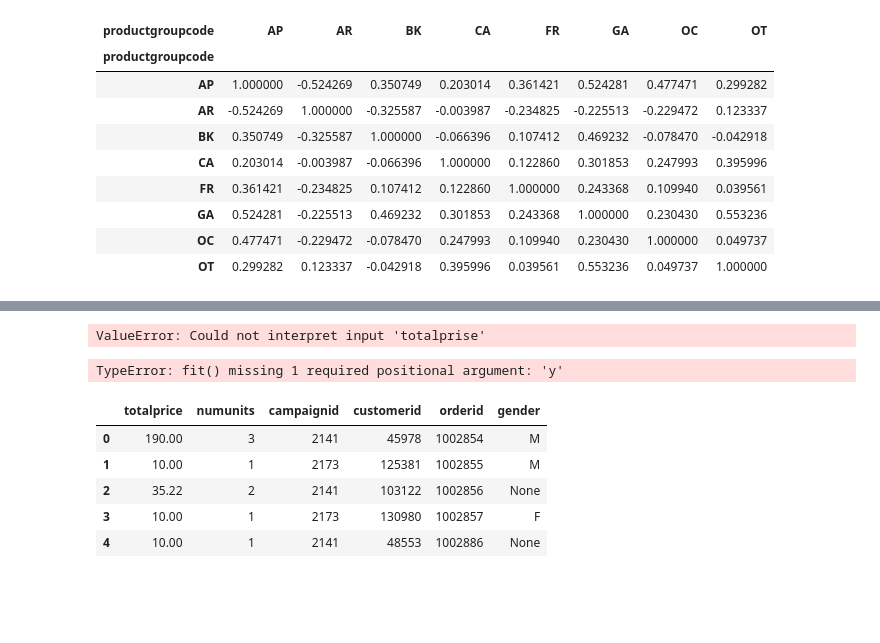
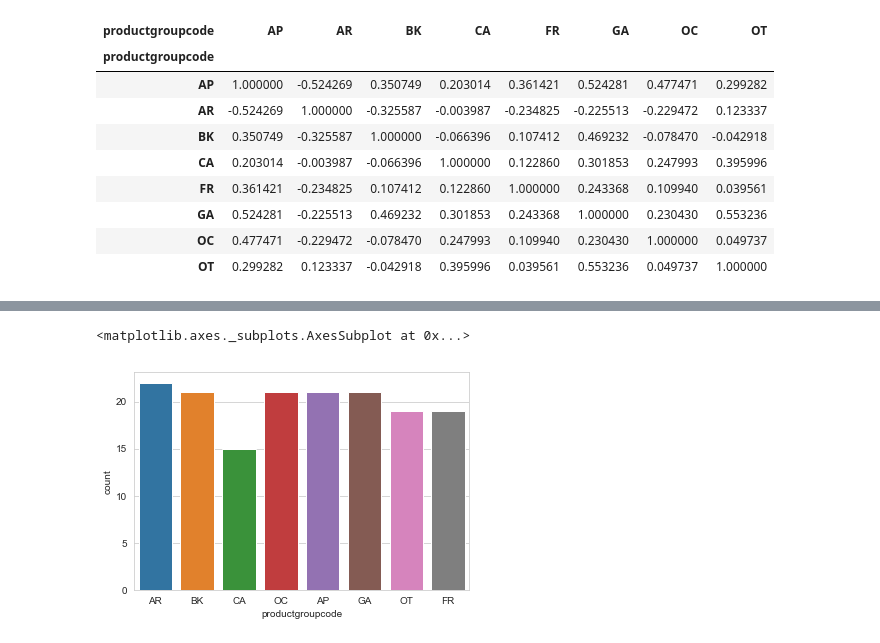
Before and after one commit to MariuszWroc/dataScience, a Jupyter notebook: data science - projekt.ipynb, the cells around one changed output, grey strips where cells are left out. Cells and saved outputs as stored; diff of their text form; code cells hidden in the pictures; blank space fills up the shorter version.

```diff
--- a/data science - projekt.ipynb
+++ b/data science - projekt.ipynb
@@ -297,4 +321,5 @@ TypeError: 'DataFrame' object is not callable
 # %%
-sns.countplot(x='totalprise', data=orderlinesDistinct)#, palette='coolwarm')
+sns.countplot(x='productgroupcode', data=orderlinesGrouped)#, palette='coolwarm')
 # %% [output]
-ValueError: Could not interpret input 'totalprise'
+<matplotlib.axes._subplots.AxesSubplot at 0x...>
+[figure, added]
@@ -305,11 +325,0 @@ model = LinearRegression(fit_intercept=True)
-# %%
-model.fit(orderlinesPivot)
-
-
-xfit = np.linspace(0, 10, 1000)
-yfit = model.predict(xfit)
-
-plt.scatter(x, y)
-plt.plot(xfit, yfit);
-# %% [output]
-TypeError: fit() missing 1 required positional argument: 'y'
@@ -318,9 +325,0 @@ ordersCustomer = orders.merge(customers, on='customerid')
-# %%
-ordersCustomer.head()
-# %% [output]
-|  | totalprice | numunits | campaignid | customerid | orderid | gender |
-| 0 | 190.00 | 3 | 2141 | 45978 | 1002854 | M |
-| 1 | 10.00 | 1 | 2173 | 125381 | 1002855 | M |
-| 2 | 35.22 | 2 | 2141 | 103122 | 1002856 | None |
-| 3 | 10.00 | 1 | 2173 | 130980 | 1002857 | F |
-| 4 | 10.00 | 1 | 2141 | 48553 | 1002886 | None |
```
Also changed, not shown: parts of 56 cells of this notebook.
